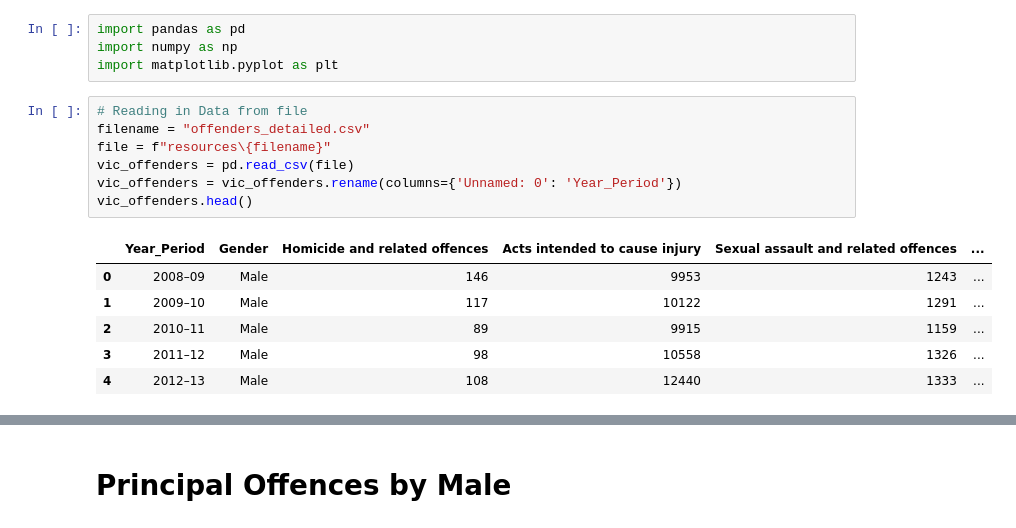
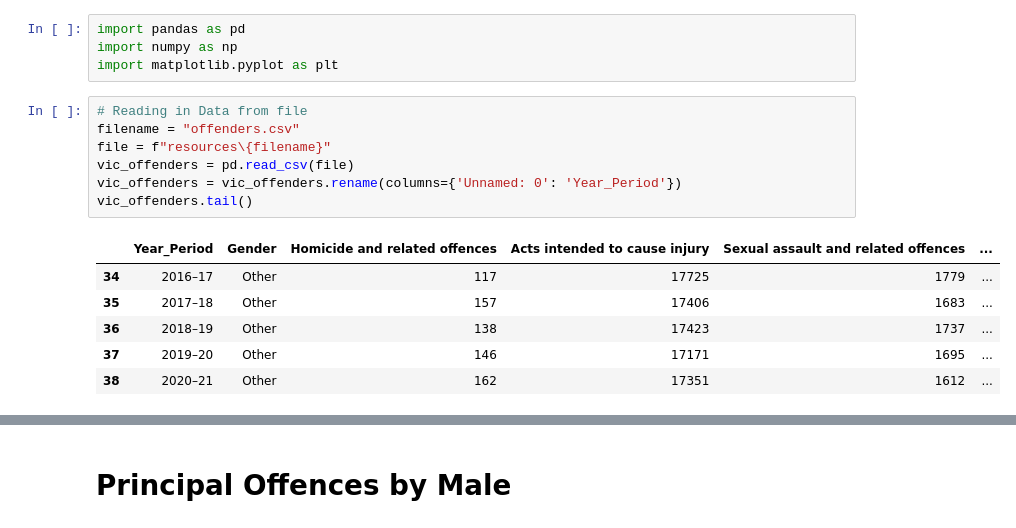
Before and after one commit to hiu-lai/Project-1, a Jupyter notebook: hiu.ipynb, the cells around one changed output, grey strips where cells are left out. Drawn from its saved outputs; the diff is of its cells as text.

```diff
--- a/hiu.ipynb
+++ b/hiu.ipynb
@@ -17,15 +17,15 @@ import numpy as np
 import matplotlib.pyplot as plt
 # %%
 # Reading in Data from file
-filename = "offenders_detailed.csv"
+filename = "offenders.csv"
 file = f"resources\{filename}"
 vic_offenders = pd.read_csv(file)
 vic_offenders = vic_offenders.rename(columns={'Unnamed: 0': 'Year_Period'})
-vic_offenders.head()
+vic_offenders.tail()
 # %% [output]
 |  | Year_Period | Gender | Homicide and related offences | Acts intended to cause injury | Sexual assault and related offences | ... |
-| 0 | 2008–09 | Male | 146 | 9953 | 1243 | ... |
-| 1 | 2009–10 | Male | 117 | 10122 | 1291 | ... |
-| 2 | 2010–11 | Male | 89 | 9915 | 1159 | ... |
-| 3 | 2011–12 | Male | 98 | 10558 | 1326 | ... |
-| 4 | 2012–13 | Male | 108 | 12440 | 1333 | ... |
+| 34 | 2016–17 | Other | 117 | 17725 | 1779 | ... |
+| 35 | 2017–18 | Other | 157 | 17406 | 1683 | ... |
+| 36 | 2018–19 | Other | 138 | 17423 | 1737 | ... |
+| 37 | 2019–20 | Other | 146 | 17171 | 1695 | ... |
+| 38 | 2020–21 | Other | 162 | 17351 | 1612 | ... |
```
Also changed, not shown: parts of 20 cells of this notebook, 6 other files.
